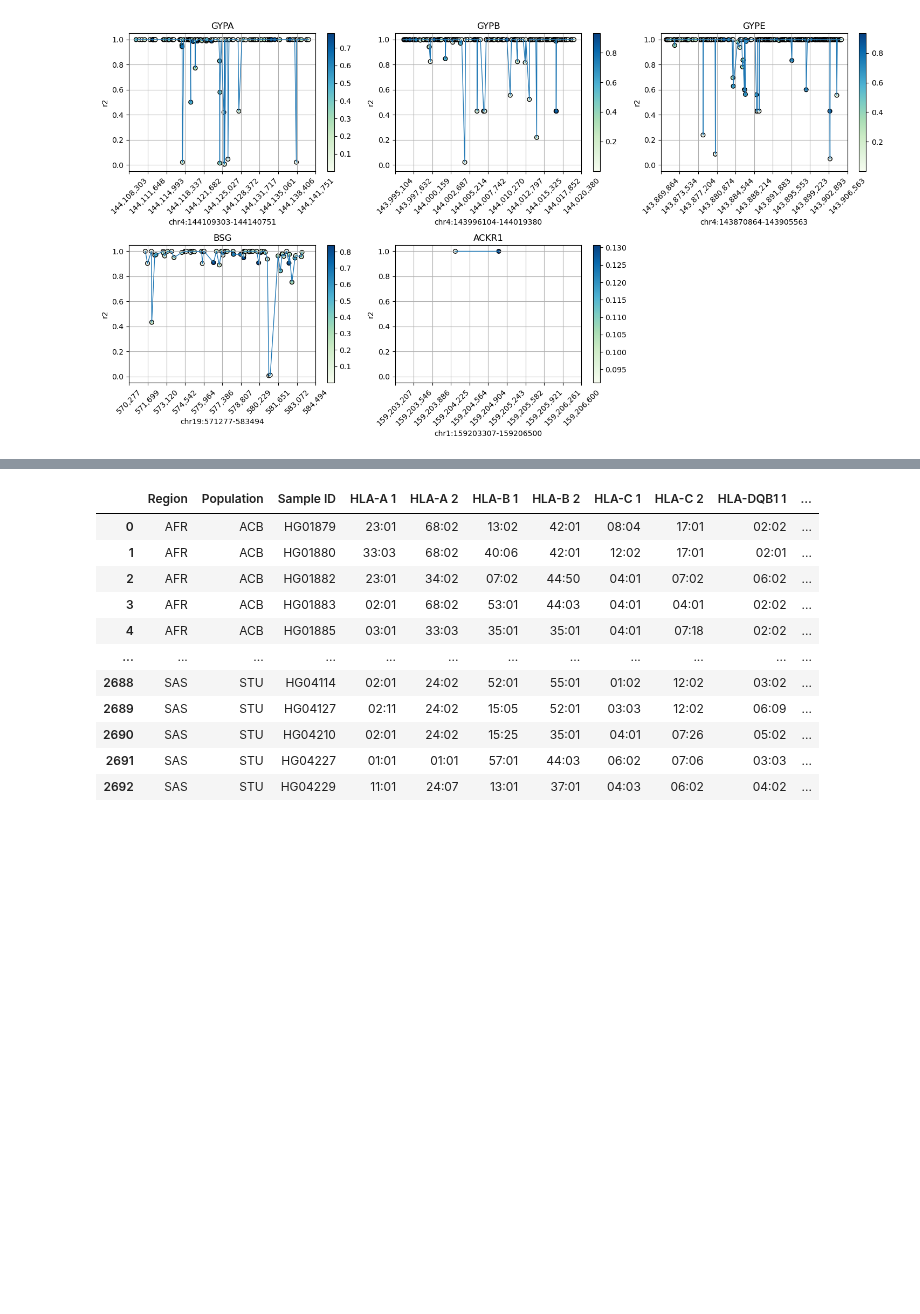
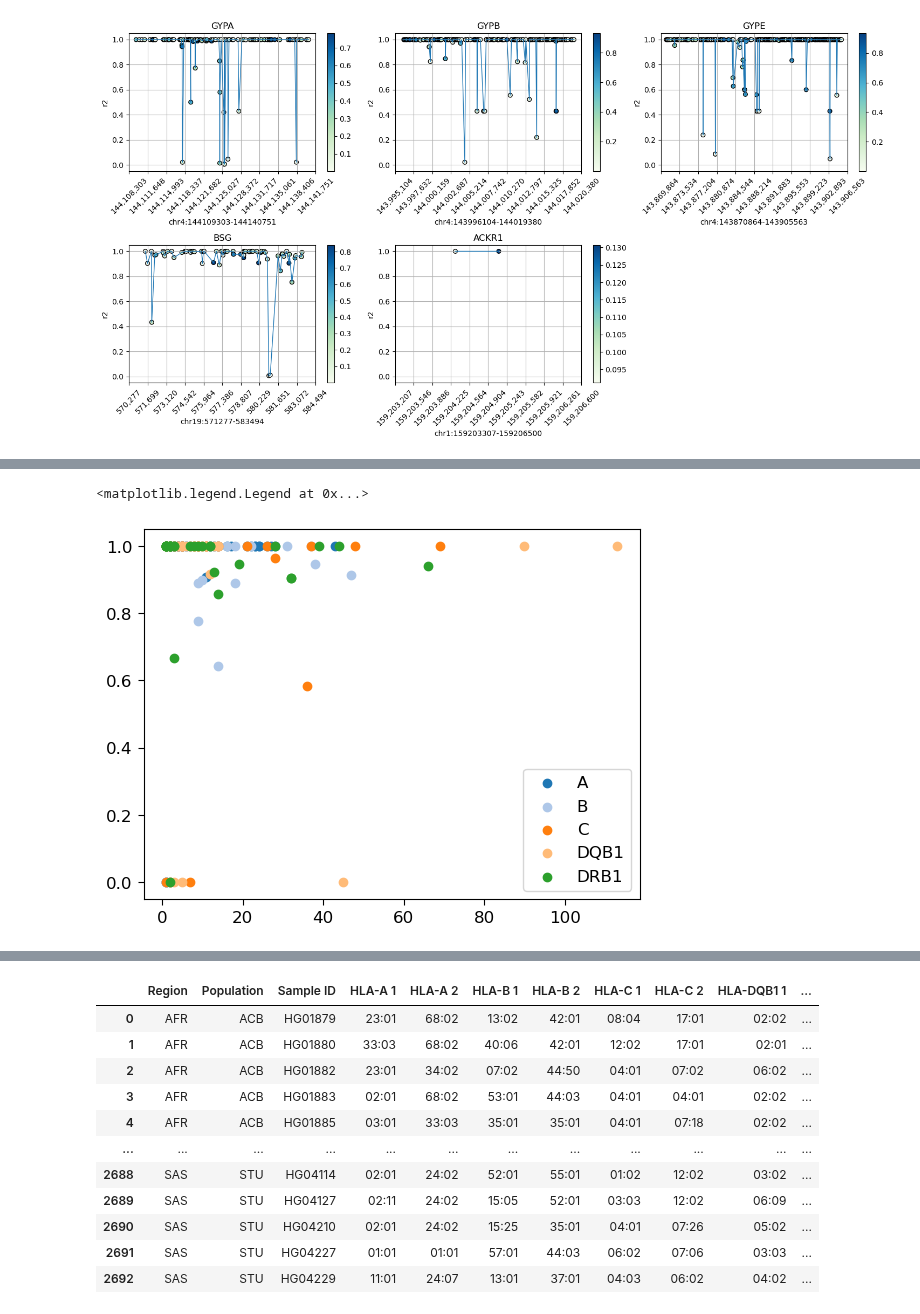
Before and after one commit to Suuuuuuuus/LCWGS_pipeline, a Jupyter notebook: scripts/notebooks/lcwgs_tmp.ipynb, the cells around one changed output, grey strips where cells are left out. Saved outputs shown, nothing was run; the diff lists cells and outputs as text; code cells hidden in the pictures; blank space fills up the shorter version.

```diff
--- a/scripts/notebooks/lcwgs_tmp.ipynb
+++ b/scripts/notebooks/lcwgs_tmp.ipynb
@@ -45,0 +50,11 @@ simplefilter(action="ignore", category=pd.errors.PerformanceWarning)
+# %%
+variants = pd.DataFrame(columns = ['chr', 'pos', 'ID', 'ref', 'alt', 'MAF'])
+
+HbS = [11, 5227002, 'rs334', 'T', 'A', 0.0494]
+HbC = [11, 5227003, 'rs33930165', 'C', 'T', 0.01452]
+O = [9, 133257521, 'rs8176719', 'T', 'TC', 0.3030]
+ATP2B4 = [8, 697972, 'rs1075451', 'C', 'T', 0.5743]
+
+genes = [HbS, HbC, O, ATP2B4]
+for g in genes:
+    variants.loc[len(variants)] = g
@@ -116,0 +347,28 @@ plt.show()
+# %%
+hla = lcwgsus.read_hla_direct_sequencing(retain = 'fv')
+
+# hla_dirs = ['/well/band/users/rbx225/GAMCC/results/hla/imputation/batches_archived/',
+#                   '/well/band/users/rbx225/GAMCC/results/hla/server/chip_vanilla/chr6.dose.vcf.gz',
+#                   '/well/band/users/rbx225/GAMCC/results/hla/server/lc_oneKG/chr6.dose.vcf.gz',
+#                   '/well/band/users/rbx225/GAMCC/results/hla/server/lc_oneKG_strict/chr6.dose.vcf.gz',
+#                   '/well/band/users/rbx225/GAMCC/results/hla/server/lc_mGenv1/chr6.dose.vcf.gz',
+#                   '/well/band/users/rbx225/GAMCC/results/hla/server/lc_mGenv3/chr6.dose.vcf.gz']
+# labels =  ['QUILT', 'chip_multiEth', '1KG_multiEth', '1KG_strict_multiEth', 'mGenv1', 'mGenv3']
+
+hla_dirs = ['/well/band/users/rbx225/GAMCC/results/hla/imputation/batches_archived/',
+                  '/well/band/users/rbx225/GAMCC/results/hla/server/chip_vanilla/chr6.dose.vcf.gz',
+                  '/well/band/users/rbx225/GAMCC/results/hla/server/lc_oneKG/chr6.dose.vcf.gz']
+labels =  ['lc:1KG (QUILT-HLA)', 'chip:multiEth', 'lc:1KG-multiEth']
+
+chip = lcwgsus.read_hla_chip_imputation_results(hla_dirs[1], retain = 'fv')
+hla = lcwgsus.read_hla_direct_sequencing(retain = 'fv')
+ccd_dict_chip = compare_hla_types_by_type(hla, chip)
+ccd_dict_chip = calculate_hla_concordance_by_type(ccd_dict_chip, verbose = False)
+
+for i, l in enumerate(HLA_GENES):
+    df = ccd_dict_chip[l]
+    plt.scatter(df['Sum'], df['Accuracy'], c = CATEGORY_CMAP_HEX[i], label = l)
+plt.legend()
+# %% [output]
+<matplotlib.legend.Legend at 0x...>
+[figure, added]
```
Also changed, not shown: parts of 21 cells of this notebook.
